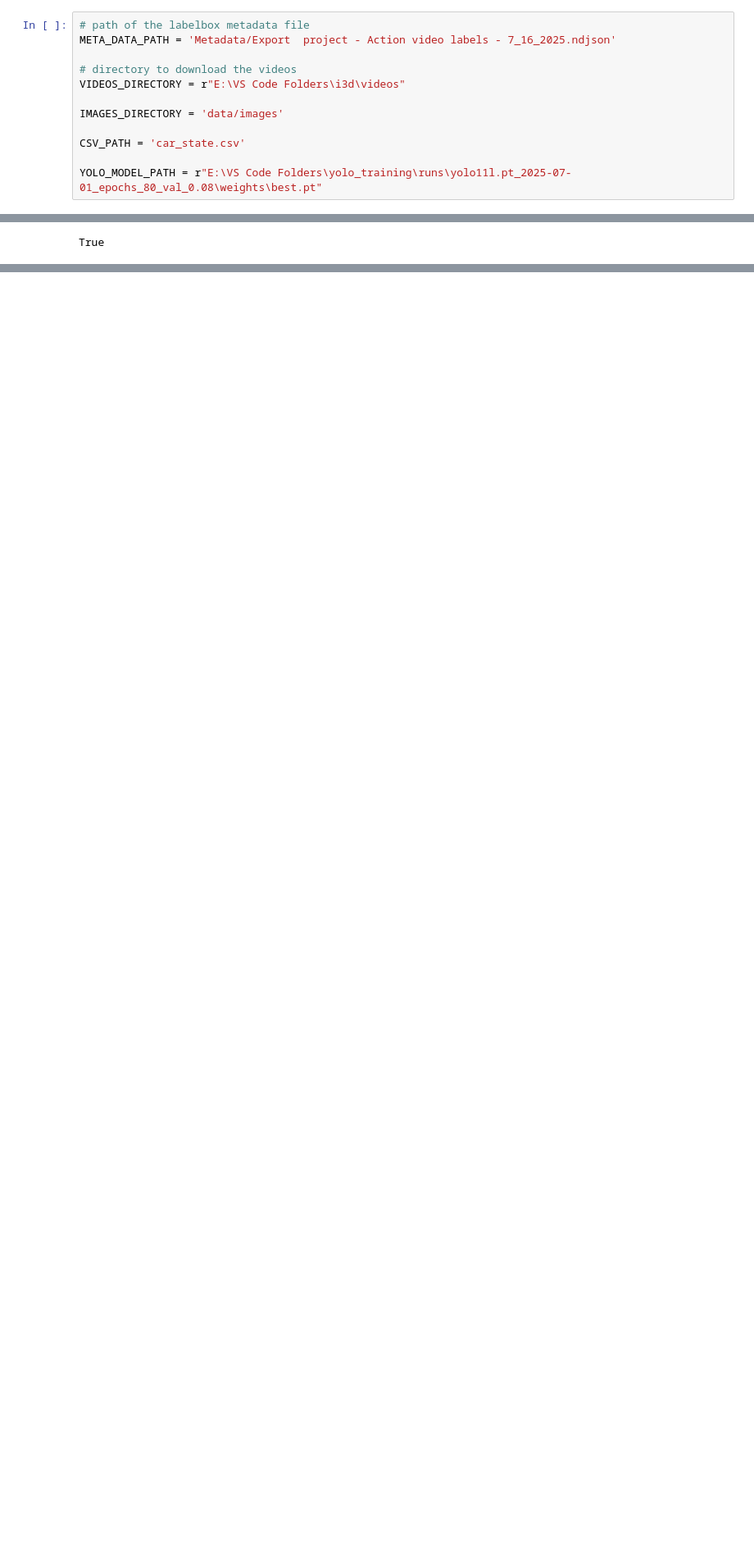
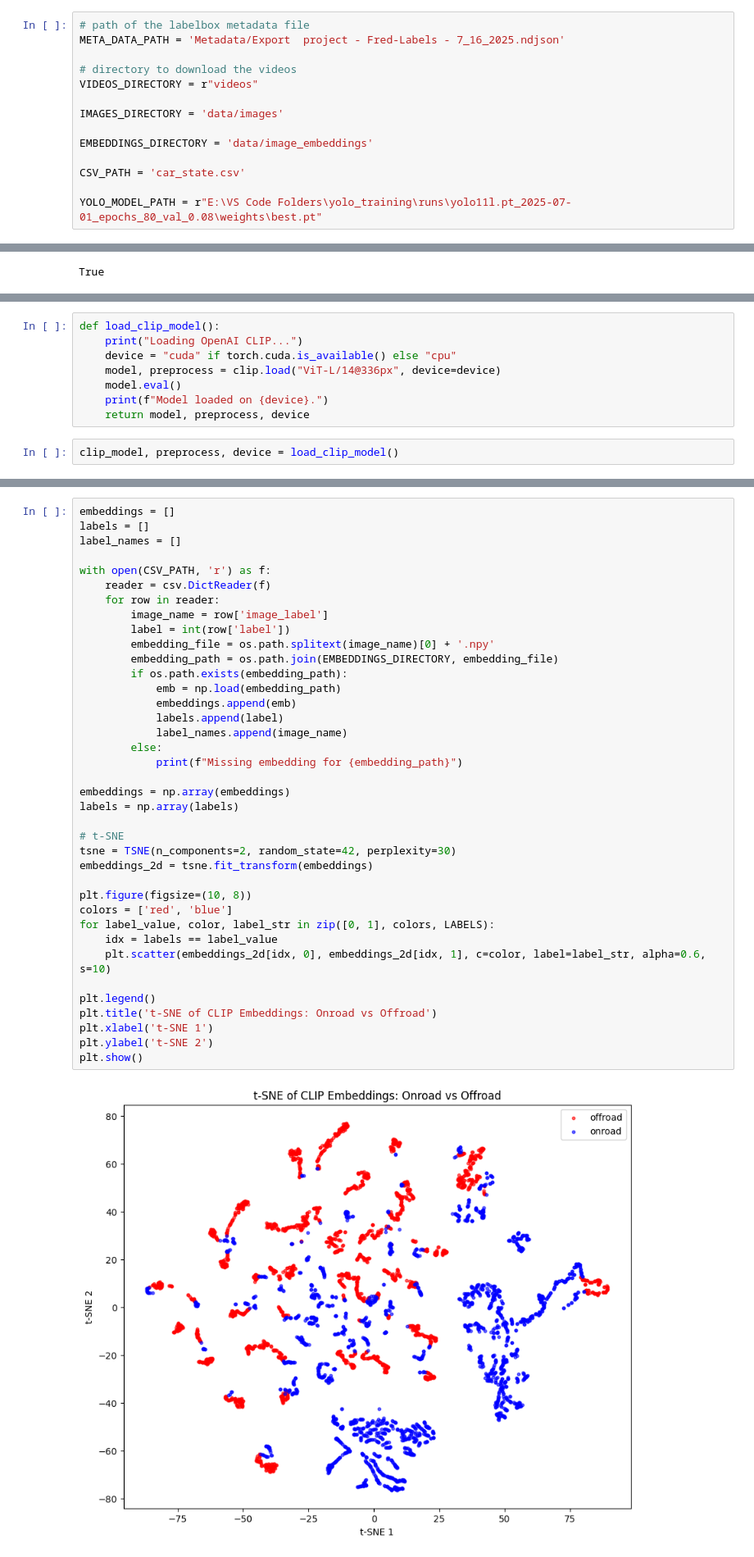
Before and after one commit to awaisnazir08/car_state_suface_analysis, a Jupyter notebook: clip_classifier.ipynb, the cells around one changed output, grey strips where cells are left out. Shown: that part at 82% size. Drawn from its saved outputs; the diff is of its cells as text; blank space fills up the shorter version.

Commit message:
clip classification notebook for onroad/offroad detection with results of classifier and zero-shot

```diff
--- a/clip_classifier.ipynb
+++ b/clip_classifier.ipynb
@@ -21,11 +32,13 @@ from ultralytics import YOLO
 # %%
 # path of the labelbox metadata file
-META_DATA_PATH = 'Metadata/Export  project - Action video labels - 7_16_2025.ndjson'
+META_DATA_PATH = 'Metadata/Export  project - Fred-Labels - 7_16_2025.ndjson'
 
 # directory to download the videos
-VIDEOS_DIRECTORY = r"E:\VS Code Folders\i3d\videos"
+VIDEOS_DIRECTORY = r"videos"
 
 IMAGES_DIRECTORY = 'data/images'
+
+EMBEDDINGS_DIRECTORY = 'data/image_embeddings'
 
 CSV_PATH = 'car_state.csv'
 
@@ -248 +245,11 @@ Onroad frames (label=1): 1461
 Offroad frames (label=0): 2234
+# %%
+def load_clip_model():
+    print("Loading OpenAI CLIP...")
+    device = "cuda" if torch.cuda.is_available() else "cpu"
+    model, preprocess = clip.load("ViT-L/14@336px", device=device)
+    model.eval()
+    print(f"Model loaded on {device}.")
+    return model, preprocess, device
+# %%
+clip_model, preprocess, device = load_clip_model()
@@ -248,0 +287,40 @@ Offroad frames (label=0): 2234
+# %%
+embeddings = []
+labels = []
+label_names = []
+
+with open(CSV_PATH, 'r') as f:
+    reader = csv.DictReader(f)
+    for row in reader:
+        image_name = row['image_label']
+        label = int(row['label'])
+        embedding_file = os.path.splitext(image_name)[0] + '.npy'
+        embedding_path = os.path.join(EMBEDDINGS_DIRECTORY, embedding_file)
+        if os.path.exists(embedding_path):
+            emb = np.load(embedding_path)
+            embeddings.append(emb)
+            labels.append(label)
+            label_names.append(image_name)
+        else:
+            print(f"Missing embedding for {embedding_path}")
+
+embeddings = np.array(embeddings)
+labels = np.array(labels)
+
+# t-SNE
+tsne = TSNE(n_components=2, random_state=42, perplexity=30)
+embeddings_2d = tsne.fit_transform(embeddings)
+
+plt.figure(figsize=(10, 8))
+colors = ['red', 'blue']
+for label_value, color, label_str in zip([0, 1], colors, LABELS):
+    idx = labels == label_value
+    plt.scatter(embeddings_2d[idx, 0], embeddings_2d[idx, 1], c=color, label=label_str, alpha=0.6, s=10)
+
+plt.legend()
+plt.title('t-SNE of CLIP Embeddings: Onroad vs Offroad')
+plt.xlabel('t-SNE 1')
+plt.ylabel('t-SNE 2')
+plt.show()
+# %% [output]
+[figure, added]
```
Also changed, not shown: parts of 15 cells of this notebook.
